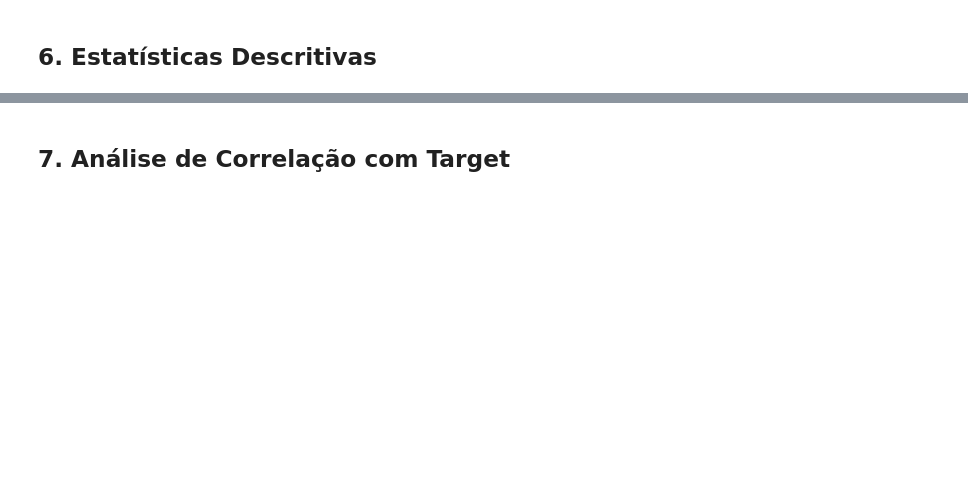
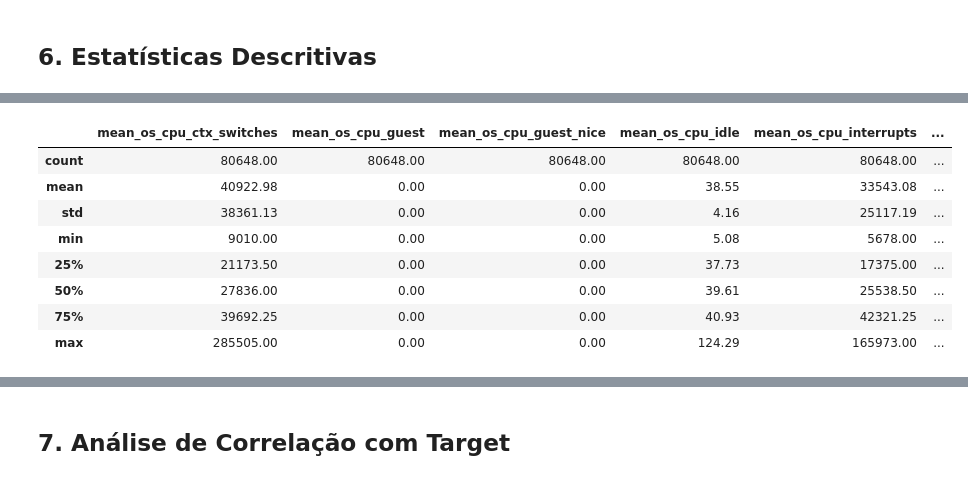
Before and after one commit to leopiresss/analise_kubemon_v2, a Jupyter notebook: scripts/analise_exploratoria_svm.ipynb, the cells around one changed output, grey strips where cells are left out. Cells and saved outputs as stored; diff of their text form; code cells hidden in the pictures; blank space fills up the shorter version.

```diff
--- a/scripts/analise_exploratoria_svm.ipynb
+++ b/scripts/analise_exploratoria_svm.ipynb
@@ -28,4 +28,9 @@ sns.set_palette("husl")
 plt.rcParams['figure.figsize'] = (12, 6)
 plt.rcParams['font.size'] = 10
 
+# desabilitando notação científica
+np.set_printoptions(suppress=True)
+pd.options.display.float_format = '{:.2f}'.format
+
+
 print("✅ Bibliotecas importadas com sucesso!")
@@ -33,7 +40,7 @@ print("✅ Bibliotecas importadas com sucesso!")
 ## 2. Carregamento dos Dados
 # %%
 # Carregar o dataset
-df = pd.read_csv('svm_claude.csv')
+df = pd.read_csv('../datasets/svm.csv')
 
 print(f"Dataset carregado com sucesso!")
 print(f"Dimensões: {df.shape[0]} linhas × {df.shape[1]} colunas")
@@ -142,0 +204,64 @@ df.describe()
+# %%
+# Estatísticas gerais
+print("=" * 80)
+print("ESTATÍSTICAS DESCRITIVAS")
+print("=" * 80)
+
+desc_stats = df.describe()
+print("\nEstatísticas descritivas completas:")
+display(desc_stats)
+
+# Filtrar features com desvio padrão = 0 (features constantes)
+print("\n" + "=" * 80)
+print("ANÁLISE DE FEATURES CONSTANTES (STD = 0)")
+print("=" * 80)
+
+zero_std_features = desc_stats.columns[desc_stats.loc['std'] == 0].tolist()
+
+if zero_std_features:
+    print(f"\n⚠️  FEATURES CONSTANTES ENCONTRADAS: {len(zero_std_features)}")
+    print("-" * 60)
+
+    zero_std_df = pd.DataFrame({
+        'Feature': zero_std_features,
+        'Valor_Constante': [desc_stats.loc['mean', col] for col in zero_std_features],
+        'Count': [desc_stats.loc['count', col] for col in zero_std_features]
+    })
+
+    print(zero_std_df.to_string(index=False))
+
+    print(f"\n💡 RECOMENDAÇÃO:")
+    print(f"   • Estas {len(zero_std_features)} features são constantes e devem ser removidas")
+    print(f"   • Features constantes não contribuem para a discriminação entre classes")
+    print(f"   • Reduz dimensionalidade e melhora performance dos modelos")
+
+else:
+    print("\n✅ NENHUMA FEATURE CONSTANTE ENCONTRADA!")
+    print("   • Todas as features numéricas possuem variabilidade")
+    print("   • Não há necessidade de remoção por constância")
+
+# Features com desvio padrão muito baixo (quase constantes)
+print("\n" + "-" * 80)
+print("FEATURES COM DESVIO PADRÃO MUITO BAIXO (STD < 0.01)")
+print("-" * 80)
+
+low_std_features = desc_stats.columns[
+    (desc_stats.loc['std'] == 0)
+].tolist()
+
+if low_std_features:
+    print(f"\n⚠️  FEATURES QUASE CONSTANTES: {len(low_std_features)}")
+
+    low_std_df = pd.DataFrame({
+        'Feature': low_std_features,
+        'Std': [desc_stats.loc['std', col] for col in low_std_features],
+        'Mean': [desc_stats.loc['mean', col] for col in low_std_features],
+        'CV': [desc_stats.loc['std', col] / desc_stats.loc['mean', col]
+               if desc_stats.loc['mean', col] != 0 else 0
+               for col in low_std_features]
+    })
+
+    print(low_std_df.sort_values('Std').to_string(index=False))
+else:
+    print("\n✅ Nenhuma feature com desvio padrão muito baixo encontrada")
+# %% [output]
@@ -142,0 +275,9 @@ df.describe()
+|  | mean_os_cpu_ctx_switches | mean_os_cpu_guest | mean_os_cpu_guest_nice | mean_os_cpu_idle | mean_os_cpu_interrupts | ... |
+| count | 80648.00 | 80648.00 | 80648.00 | 80648.00 | 80648.00 | ... |
+| mean | 40922.98 | 0.00 | 0.00 | 38.55 | 33543.08 | ... |
+| std | 38361.13 | 0.00 | 0.00 | 4.16 | 25117.19 | ... |
+| min | 9010.00 | 0.00 | 0.00 | 5.08 | 5678.00 | ... |
+| 25% | 21173.50 | 0.00 | 0.00 | 37.73 | 17375.00 | ... |
+| 50% | 27836.00 | 0.00 | 0.00 | 39.61 | 25538.50 | ... |
+| 75% | 39692.25 | 0.00 | 0.00 | 40.93 | 42321.25 | ... |
+| max | 285505.00 | 0.00 | 0.00 | 124.29 | 165973.00 | ... |
```
Also changed, not shown: parts of 30 cells of this notebook.
